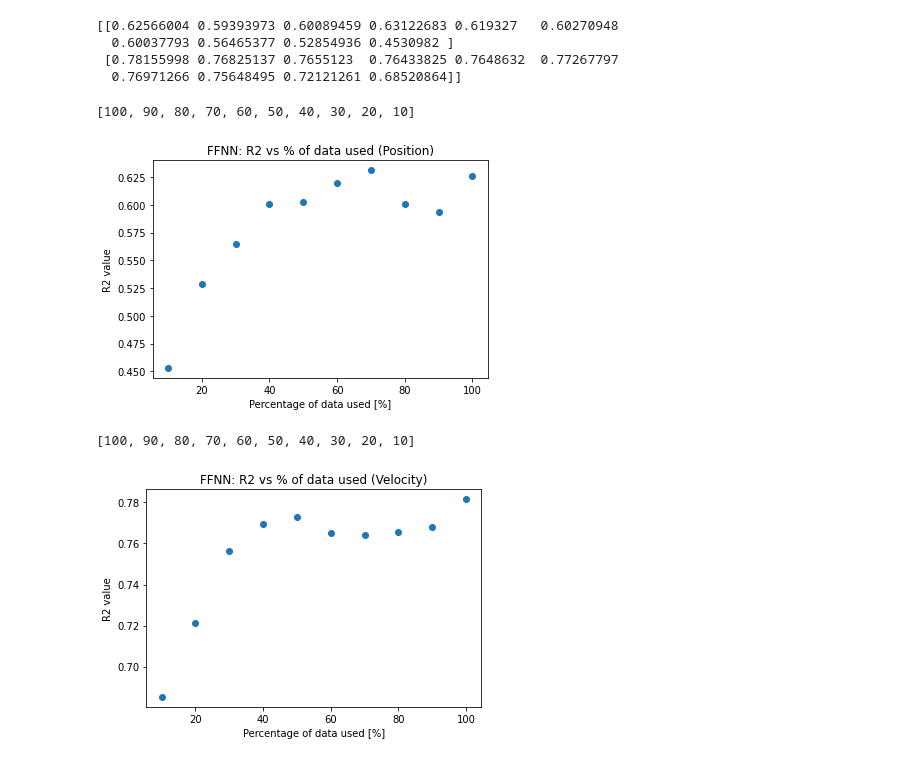
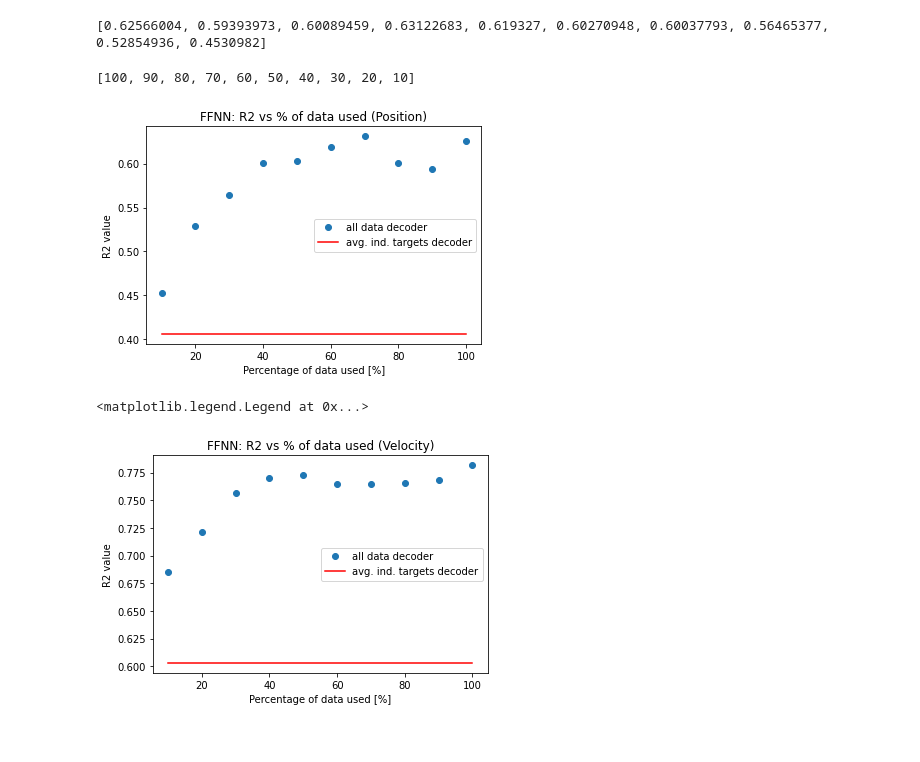
Before and after one commit to jonskerlj/Enhancing_BMIs, a Jupyter notebook: SR-Task/Decoders_all_data/Data_length_effect/FFNN.ipynb, the cells around one changed output. Cells and saved outputs as stored; diff of their text form; code cells hidden in the pictures.

```diff
--- a/SR-Task/Decoders_all_data/Data_length_effect/FFNN.ipynb
+++ b/SR-Task/Decoders_all_data/Data_length_effect/FFNN.ipynb
@@ -206,32 +187,36 @@ csv_rowlist = [['','FFNN'], ['R^2 values','Position', 'Velocity'], ['M1', R2[0,0
 #with open(export_path, 'w', newline='') as file:
 #    writer = csv.writer(file)
 #   writer.writerows(csv_rowlist)
-# %%
-print(R2_final)
-# %% [output]
-[[0.62566004 0.59393973 0.60089459 0.63122683 0.619327   0.60270948
-  0.60037793 0.56465377 0.52854936 0.4530982 ]
- [0.78155998 0.76825137 0.7655123  0.76433825 0.7648632  0.77267797
-  0.76971266 0.75648495 0.72121261 0.68520864]]
+# %%
+R2_final = [[0.62566004, 0.59393973, 0.60089459, 0.63122683, 0.619327,   0.60270948,  0.60037793, 0.56465377, 0.52854936, 0.4530982],[0.78155998, 0.76825137, 0.7655123,  0.76433825, 0.7648632,  0.77267797,  0.76971266, 0.75648495, 0.72121261, 0.68520864]]
+print(R2_final[0])
+# %% [output]
+[0.62566004, 0.59393973, 0.60089459, 0.63122683, 0.619327, 0.60270948, 0.60037793, 0.56465377, 0.52854936, 0.4530982]
 # %%
 x = [100, 90, 80, 70, 60, 50 ,40 ,30 ,20 ,10]
 print(x)
-plt.plot(x, R2_final[0,:], 'o')
+ind = [0.406, 0.406,0.406, 0.406,0.406, 0.406,0.406, 0.406,0.406, 0.406]
+plt.plot(x, R2_final[0], 'o',label='all data decoder')
+plt.plot(x, ind, 'r',label='avg. ind. targets decoder')
 plt.xlabel('Percentage of data used [%]')
 plt.title('FFNN: R2 vs % of data used (Position)')
 plt.ylabel('R2 value')
+plt.legend()
 plt.savefig('FFNN_SR_data_length_pos.png')
 # %% [output]
 [100, 90, 80, 70, 60, 50, 40, 30, 20, 10]
-[figure, old version]
+[figure, new version]
 # %%
 x = [100, 90, 80, 70, 60, 50 ,40 ,30 ,20 ,10]
-print(x)
-plt.plot(x, R2_final[1,:], 'o')
+
+ind = [0.603, 0.603,0.603, 0.603,0.603, 0.603,0.603, 0.603,0.603, 0.603]
+plt.plot(x, R2_final[1], 'o',label='all data decoder')
+plt.plot(x, ind, 'r',label='avg. ind. targets decoder')
 plt.xlabel('Percentage of data used [%]')
 plt.title('FFNN: R2 vs % of data used (Velocity)')
 plt.ylabel('R2 value')
 plt.savefig('FFNN_SR_data_length_vel.png')
+plt.legend()
 # %% [output]
-[100, 90, 80, 70, 60, 50, 40, 30, 20, 10]
+<matplotlib.legend.Legend at 0x...>
-[figure, old version]
+[figure, new version]
```
Also changed, not shown: parts of 1 cell of this notebook, 7 other files.
